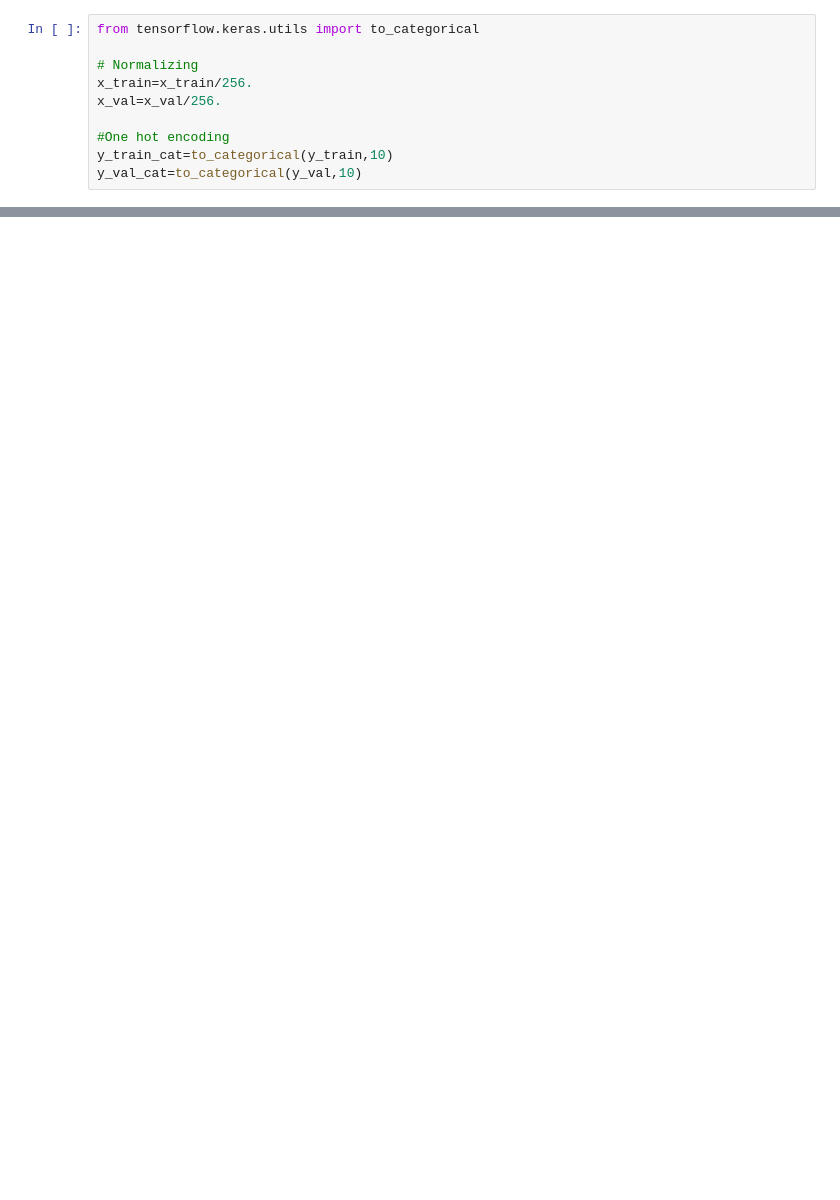
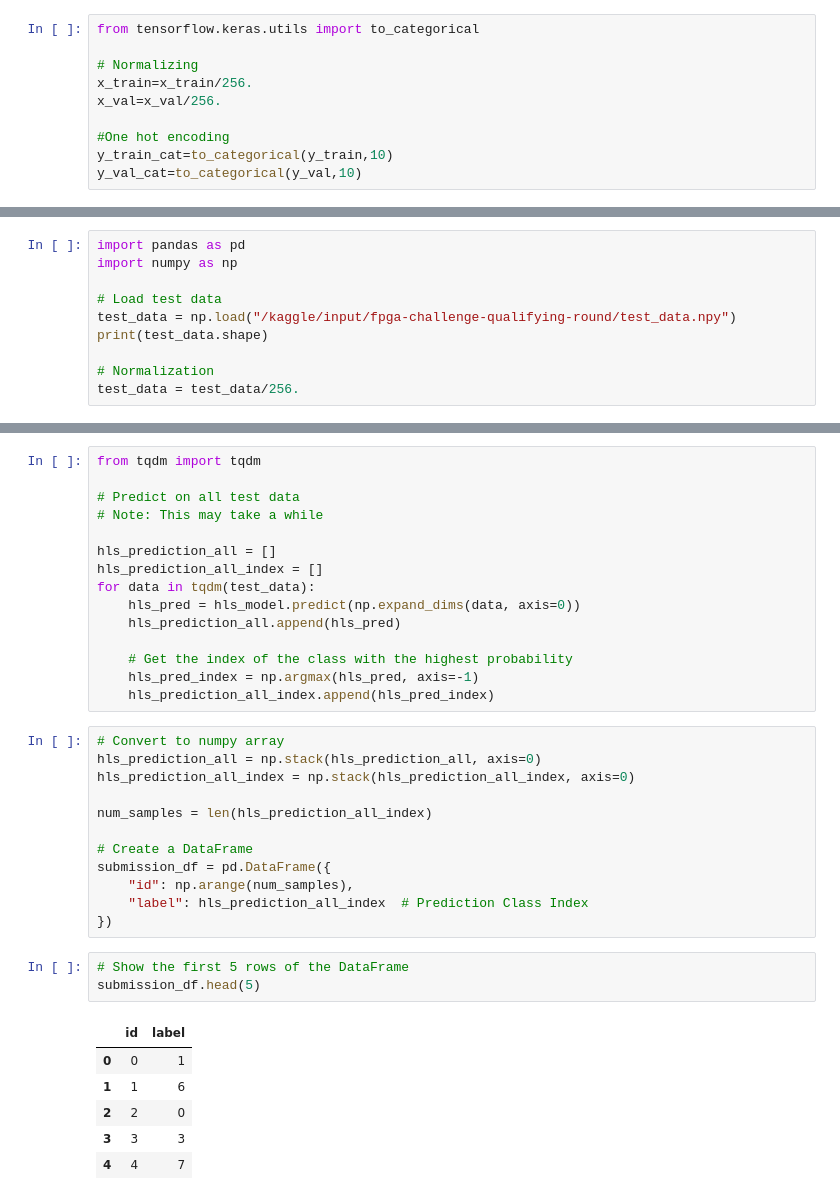
Before and after one commit to vic9112/FPGA_Challenge2025_Qualifying_Round_Challenge, a Jupyter notebook: End_to_end_examples/imageclassifiaction-qat-hls4ml-end-to-end-example.ipynb, the cells around one changed output, grey strips where cells are left out. Saved outputs shown, nothing was run; the diff lists cells and outputs as text; blank space fills up the shorter version.

```diff
--- a/End_to_end_examples/imageclassifiaction-qat-hls4ml-end-to-end-example.ipynb
+++ b/End_to_end_examples/imageclassifiaction-qat-hls4ml-end-to-end-example.ipynb
@@ -153,0 +382,10 @@ Submission file saved: submission_v1.csv
+# %%
+import pandas as pd
+import numpy as np
+
+# Load test data
+test_data = np.load("/kaggle/input/fpga-challenge-qualifying-round/test_data.npy")
+print(test_data.shape)
+
+# Normalization
+test_data = test_data/256.
@@ -153,0 +410,37 @@ Submission file saved: submission_v1.csv
+# %%
+from tqdm import tqdm
+
+# Predict on all test data
+# Note: This may take a while
+
+hls_prediction_all = []
+hls_prediction_all_index = []
+for data in tqdm(test_data):
+    hls_pred = hls_model.predict(np.expand_dims(data, axis=0))
+    hls_prediction_all.append(hls_pred)
+
+    # Get the index of the class with the highest probability
+    hls_pred_index = np.argmax(hls_pred, axis=-1)
+    hls_prediction_all_index.append(hls_pred_index)
+# %%
+# Convert to numpy array
+hls_prediction_all = np.stack(hls_prediction_all, axis=0)
+hls_prediction_all_index = np.stack(hls_prediction_all_index, axis=0)
+
+num_samples = len(hls_prediction_all_index)
+
+# Create a DataFrame
+submission_df = pd.DataFrame({
+    "id": np.arange(num_samples),
+    "label": hls_prediction_all_index  # Prediction Class Index
+})
+# %%
+# Show the first 5 rows of the DataFrame
+submission_df.head(5)
+# %% [output]
+|  | id | label |
+| 0 | 0 | 1 |
+| 1 | 1 | 6 |
+| 2 | 2 | 0 |
+| 3 | 3 | 3 |
+| 4 | 4 | 7 |
```
Also changed, not shown: parts of 48 cells of this notebook.
